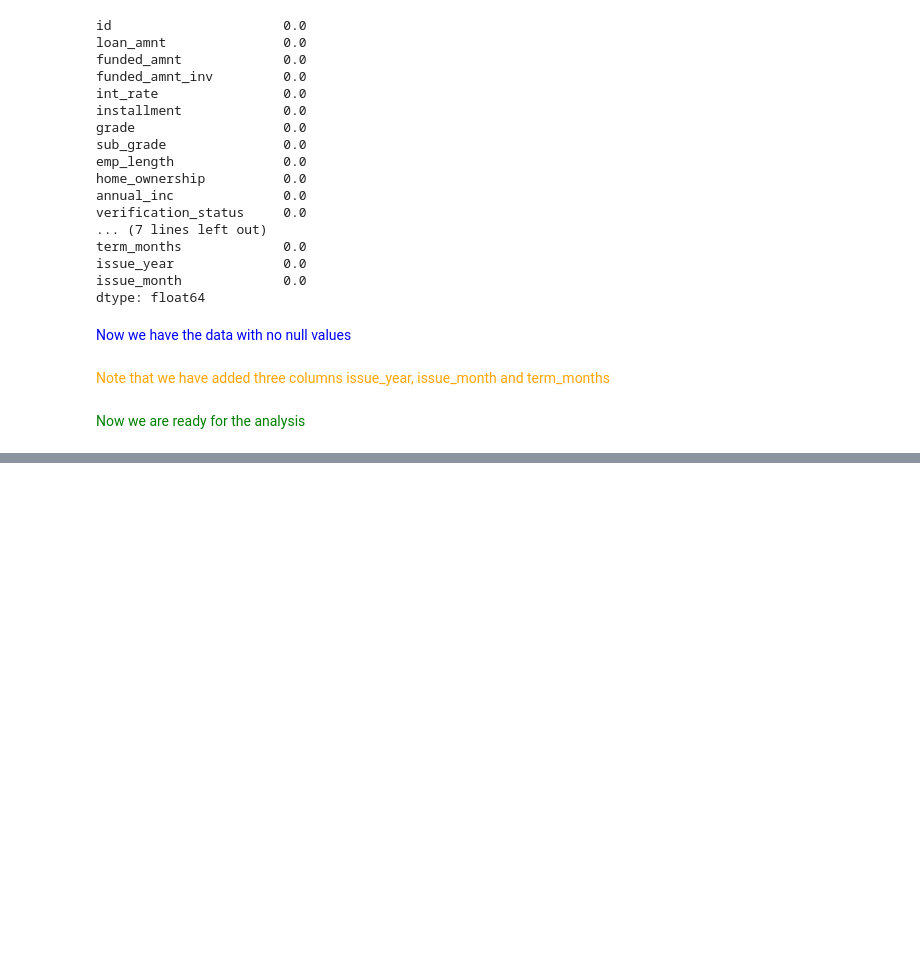
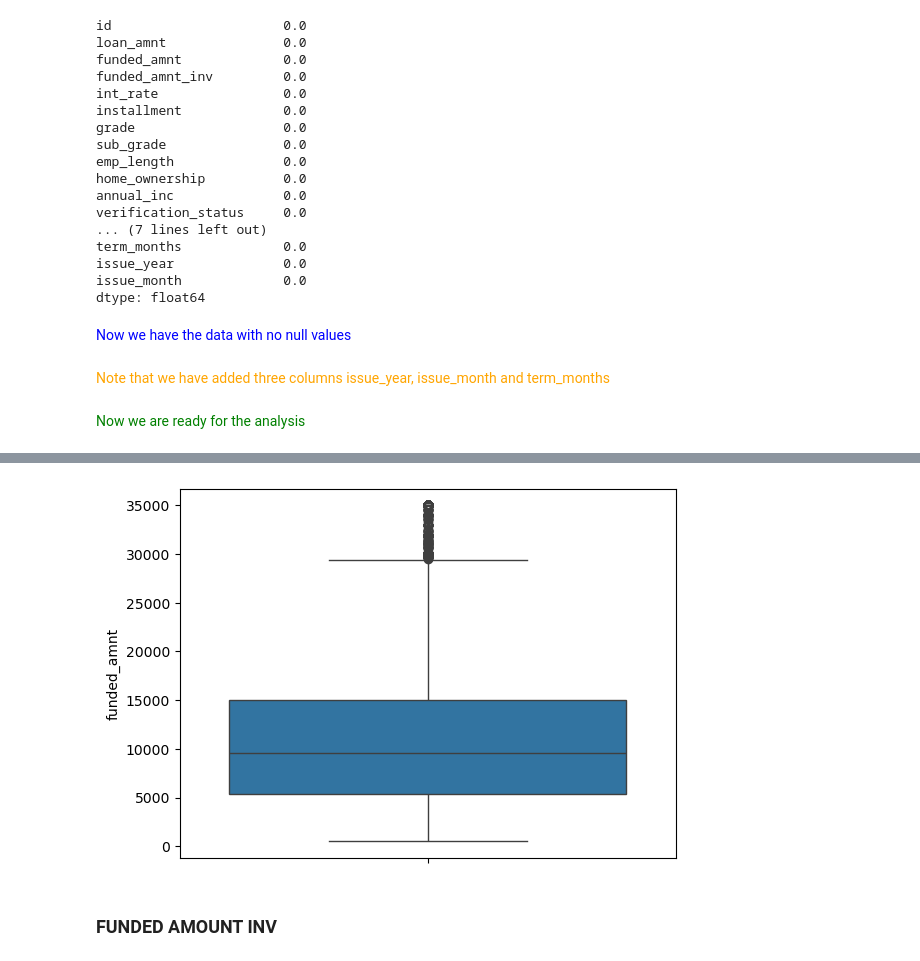
Before and after one commit to sunilkumarrudragada/LendingClubCaseStudy, a Jupyter notebook: sunil_kumar.ipynb, the cells around one changed output, grey strips where cells are left out. Saved outputs shown, nothing was run; the diff lists cells and outputs as text; code cells hidden in the pictures; blank space fills up the shorter version.

```diff
--- a/sunil_kumar.ipynb
+++ b/sunil_kumar.ipynb
@@ -484,0 +533,7 @@ dtype: float64
+# %%
+sns.boxplot(data=df, y='funded_amnt')
+plt.show()
+# %% [output]
+[figure, added]
+# %% [markdown]
+### FUNDED AMOUNT INV
```
Also changed, not shown: parts of 39 cells of this notebook.
